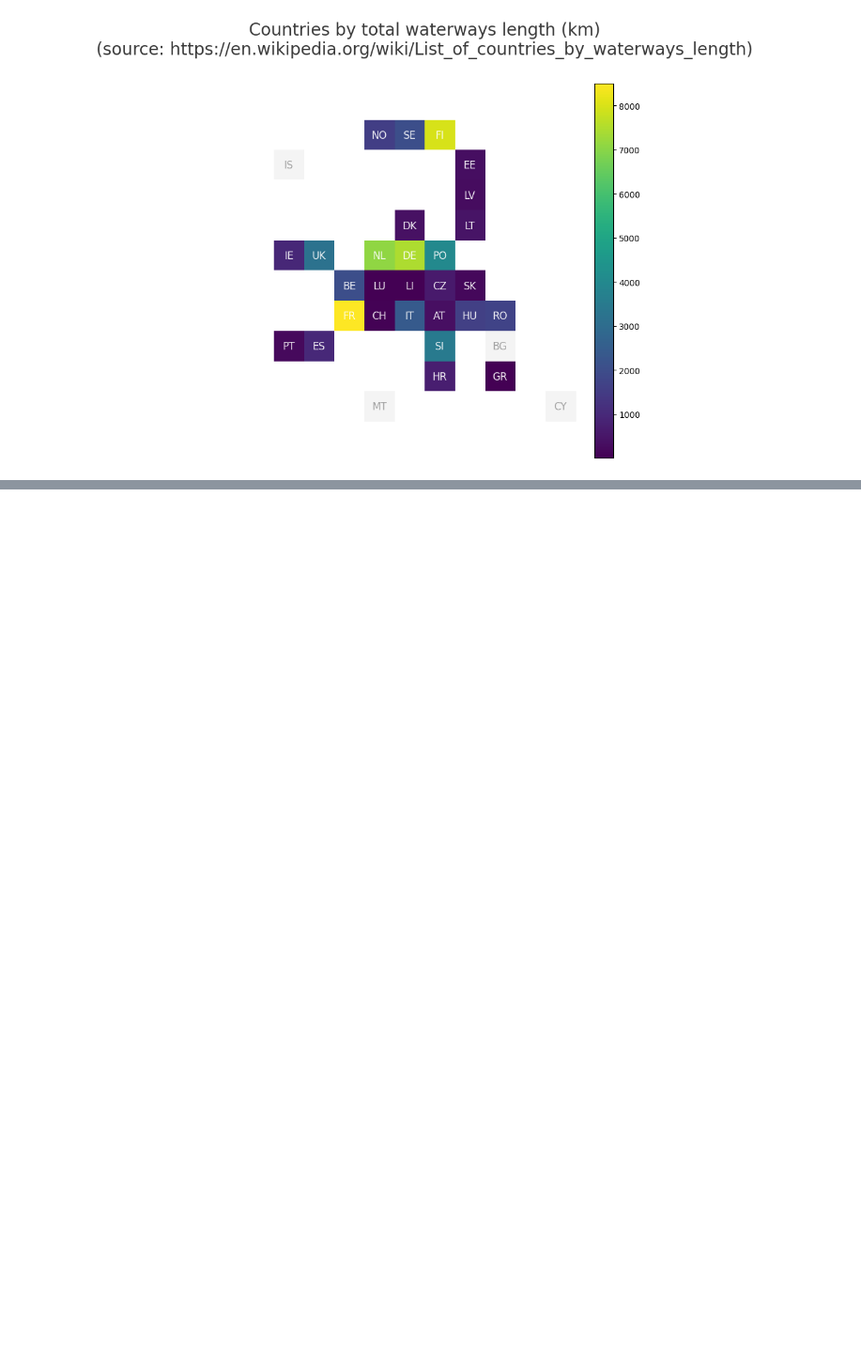
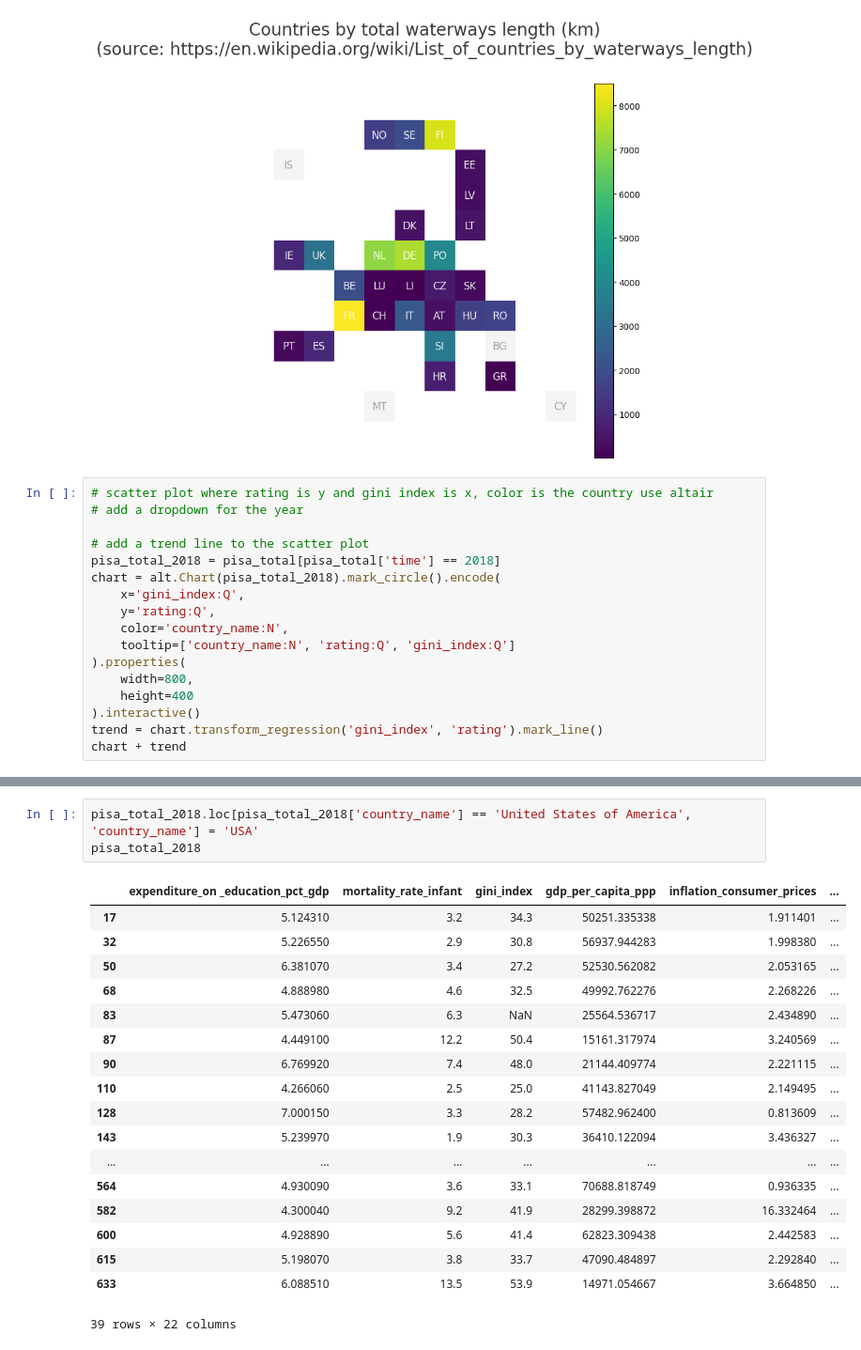
Before and after one commit to bkarduck/si649_final_proj, a Jupyter notebook: viz_code.ipynb, the cells around one changed output, grey strips where cells are left out. Shown at 94% size. Drawn from its saved outputs; the diff is of its cells as text; blank space fills up the shorter version.

```diff
--- a/viz_code.ipynb
+++ b/viz_code.ipynb
@@ -768,3 +768,20 @@ plt.title('Countries by total waterways length (km)\n(source: https://en.wikiped
 # %% [output]
 Text(0.5, 1.2, 'Countries by total waterways length (km)\n(source: https://en.wikipedia.org/wiki/List_of_countries_by_waterways_length)')
 [figure]
+# %%
+# scatter plot where rating is y and gini index is x, color is the country use altair
+# add a dropdown for the year
+
+# add a trend line to the scatter plot
+pisa_total_2018 = pisa_total[pisa_total['time'] == 2018]
+chart = alt.Chart(pisa_total_2018).mark_circle().encode(
+    x='gini_index:Q',
+    y='rating:Q',
+    color='country_name:N',
+    tooltip=['country_name:N', 'rating:Q', 'gini_index:Q']
+).properties(
+    width=800,
+    height=400
+).interactive()
+trend = chart.transform_regression('gini_index', 'rating').mark_line()
+chart + trend
@@ -770,0 +794,22 @@ Text(0.5, 1.2, 'Countries by total waterways length (km)\n(source: https://en.wi
+# %%
+pisa_total_2018.loc[pisa_total_2018['country_name'] == 'United States of America', 'country_name'] = 'USA'
+pisa_total_2018
+# %% [output]
+|  | expenditure_on _education_pct_gdp | mortality_rate_infant | gini_index | gdp_per_capita_ppp | inflation_consumer_prices | ... |
+| 17 | 5.124310 | 3.2 | 34.3 | 50251.335338 | 1.911401 | ... |
+| 32 | 5.226550 | 2.9 | 30.8 | 56937.944283 | 1.998380 | ... |
+| 50 | 6.381070 | 3.4 | 27.2 | 52530.562082 | 2.053165 | ... |
+| 68 | 4.888980 | 4.6 | 32.5 | 49992.762276 | 2.268226 | ... |
+| 83 | 5.473060 | 6.3 | NaN | 25564.536717 | 2.434890 | ... |
+| 87 | 4.449100 | 12.2 | 50.4 | 15161.317974 | 3.240569 | ... |
+| 90 | 6.769920 | 7.4 | 48.0 | 21144.409774 | 2.221115 | ... |
+| 110 | 4.266060 | 2.5 | 25.0 | 41143.827049 | 2.149495 | ... |
+| 128 | 7.000150 | 3.3 | 28.2 | 57482.962400 | 0.813609 | ... |
+| 143 | 5.239970 | 1.9 | 30.3 | 36410.122094 | 3.436327 | ... |
+| ... | ... | ... | ... | ... | ... | ... |
+| 564 | 4.930090 | 3.6 | 33.1 | 70688.818749 | 0.936335 | ... |
+| 582 | 4.300040 | 9.2 | 41.9 | 28299.398872 | 16.332464 | ... |
+| 600 | 4.928890 | 5.6 | 41.4 | 62823.309438 | 2.442583 | ... |
+| 615 | 5.198070 | 3.8 | 33.7 | 47090.484897 | 2.292840 | ... |
+| 633 | 6.088510 | 13.5 | 53.9 | 14971.054667 | 3.664850 | ... |
+39 rows × 22 columns
```
Also changed, not shown: parts of 3 cells of this notebook, 1 other file.
